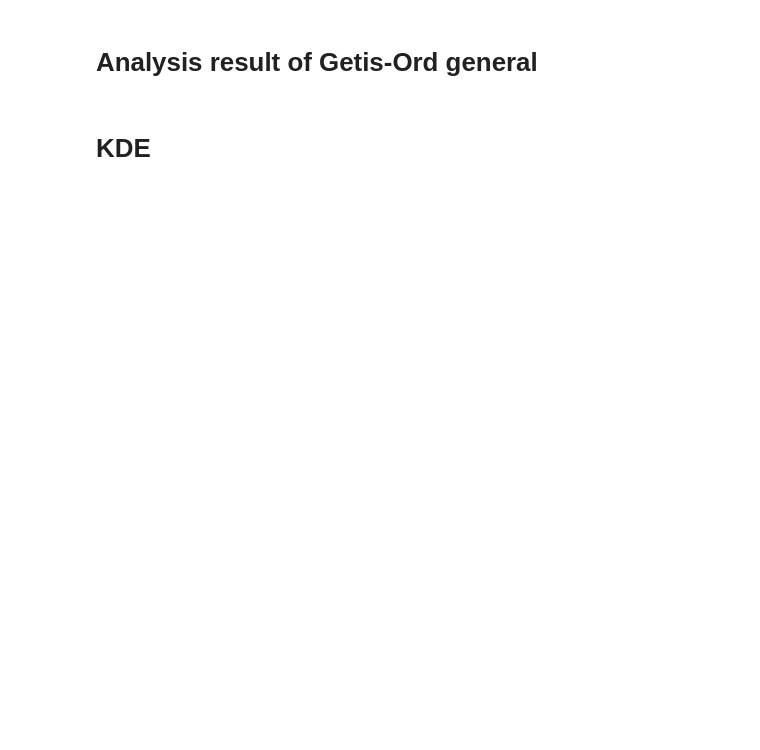
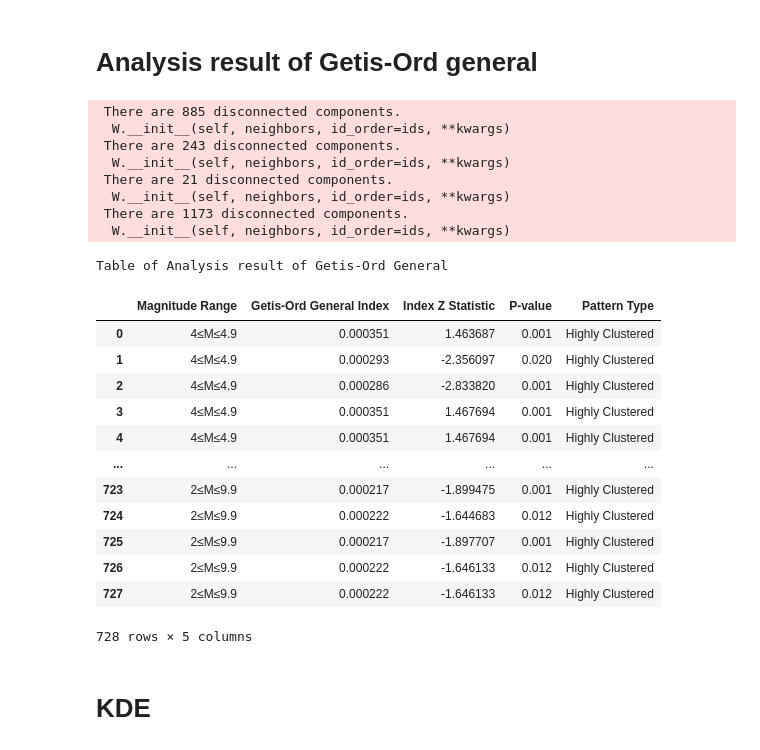
Before and after one commit to arifadli/Exploratory-Spatial-Data-Analysis, a Jupyter notebook: Earthquake Research/ESDA - Earthquake Iran.ipynb, the cells around one changed output. Cells and saved outputs as stored; diff of their text form; code cells hidden in the pictures; blank space fills up the shorter version.

```diff
--- a/Earthquake Research/ESDA - Earthquake Iran.ipynb
+++ b/Earthquake Research/ESDA - Earthquake Iran.ipynb
@@ -450,7 +594,7 @@ from shapely.geometry import Point
 
 # Baca dataset
 dataset = "https://raw.githubusercontent.com/arifadli/DatasetRepository/main/Disertation/California/usgs_california_1952_2022.csv"
-df = pd.read_csv(dataset)
+df = merged_df #pd.read_csv(dataset)
 
 # Buat kolom geometri menggunakan longitude dan latitude
 df['geometry'] = df.apply(lambda row: Point(row['longitude'], row['latitude']), axis=1)
@@ -550,8 +723,8 @@ from esda.getisord import G_Local
 from shapely.geometry import Point
 
 # Baca dataset
-dataset = "https://raw.githubusercontent.com/arifadli/DatasetRepository/main/Disertation/California/usgs_california_1952_2022.csv"
-df = pd.read_csv(dataset)
+#dataset = "https://raw.githubusercontent.com/arifadli/DatasetRepository/main/Disertation/California/usgs_california_1952_2022.csv"
+df = merged_df #pd.read_csv(dataset)
 
 # Buat kolom geometri menggunakan longitude dan latitude
 df['geometry'] = df.apply(lambda row: Point(row['longitude'], row['latitude']), axis=1)
@@ -570,33 +743,56 @@ def calculate_getisord_index(df, mag_range):
         print(f"No data found for magnitude range {mag_range}")
         return None
 
 # Hitung Getis-Ord General Index untuk setiap rentang magnitude
 magnitude_ranges = [(2, 3.9), (4, 4.9), (5, 5.9), (6, 9.9), (2, 9.9)]
 getisord_results = {}
 for mag_range in magnitude_ranges:
     getisord_result = calculate_getisord_index(df, mag_range)
     if getisord_result is not None:  # Periksa jika hasilnya tidak None
         getisord_results[mag_range] = getisord_result
 
 # Buat dataframe dari hasil analisis Getis-Ord General Index
 data = []
 for mag_range, getisord_result in getisord_results.items():
     # Ambil nilai indeks, Z Statistic, dan p-value untuk setiap baris yang Highly Clustered
     for i in range(len(getisord_result.z_sim)):
         if getisord_result.p_sim[i] < 0.05:  # Filter hanya untuk Highly Clustered
             data.append({
                 'Magnitude Range': f"{mag_range[0]}≤M≤{mag_range[1]}",
                 'Getis-Ord General Index': getisord_result.Gs[i],
                 'Index Z Statistic': getisord_result.z_sim[i],
                 'P-value': getisord_result.p_sim[i],
                 'Pattern Type': "Highly Clustered"
             })
 
 df_result = pd.DataFrame(data)
 
 # Tampilkan dataframe
 print("Table of Analysis result of Getis-Ord General")
 df_result
+# %% [output]
+ There are 885 disconnected components.
+  W.__init__(self, neighbors, id_order=ids, **kwargs)
+ There are 243 disconnected components.
+  W.__init__(self, neighbors, id_order=ids, **kwargs)
+ There are 21 disconnected components.
+  W.__init__(self, neighbors, id_order=ids, **kwargs)
+ There are 1173 disconnected components.
+  W.__init__(self, neighbors, id_order=ids, **kwargs)
+Table of Analysis result of Getis-Ord General
+|  | Magnitude Range | Getis-Ord General Index | Index Z Statistic | P-value | Pattern Type |
+| 0 | 4≤M≤4.9 | 0.000351 | 1.463687 | 0.001 | Highly Clustered |
+| 1 | 4≤M≤4.9 | 0.000293 | -2.356097 | 0.020 | Highly Clustered |
+| 2 | 4≤M≤4.9 | 0.000286 | -2.833820 | 0.001 | Highly Clustered |
+| 3 | 4≤M≤4.9 | 0.000351 | 1.467694 | 0.001 | Highly Clustered |
+| 4 | 4≤M≤4.9 | 0.000351 | 1.467694 | 0.001 | Highly Clustered |
+| ... | ... | ... | ... | ... | ... |
+| 723 | 2≤M≤9.9 | 0.000217 | -1.899475 | 0.001 | Highly Clustered |
+| 724 | 2≤M≤9.9 | 0.000222 | -1.644683 | 0.012 | Highly Clustered |
+| 725 | 2≤M≤9.9 | 0.000217 | -1.897707 | 0.001 | Highly Clustered |
+| 726 | 2≤M≤9.9 | 0.000222 | -1.646133 | 0.012 | Highly Clustered |
+| 727 | 2≤M≤9.9 | 0.000222 | -1.646133 | 0.012 | Highly Clustered |
+728 rows × 5 columns
 # %% [markdown]
 # **KDE**
 # %%
```
Also changed, not shown: parts of 18 cells of this notebook.
